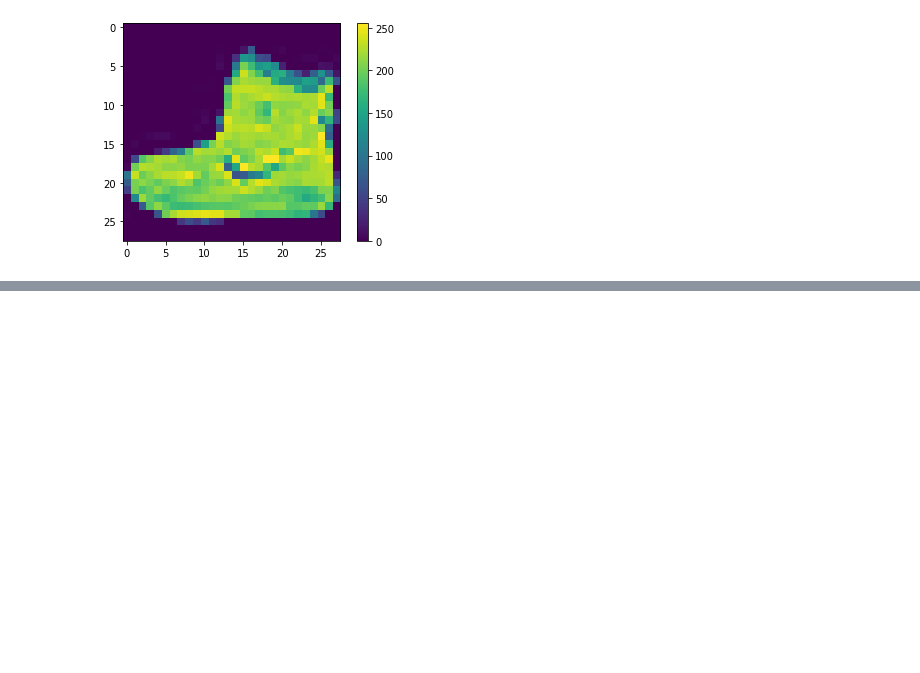
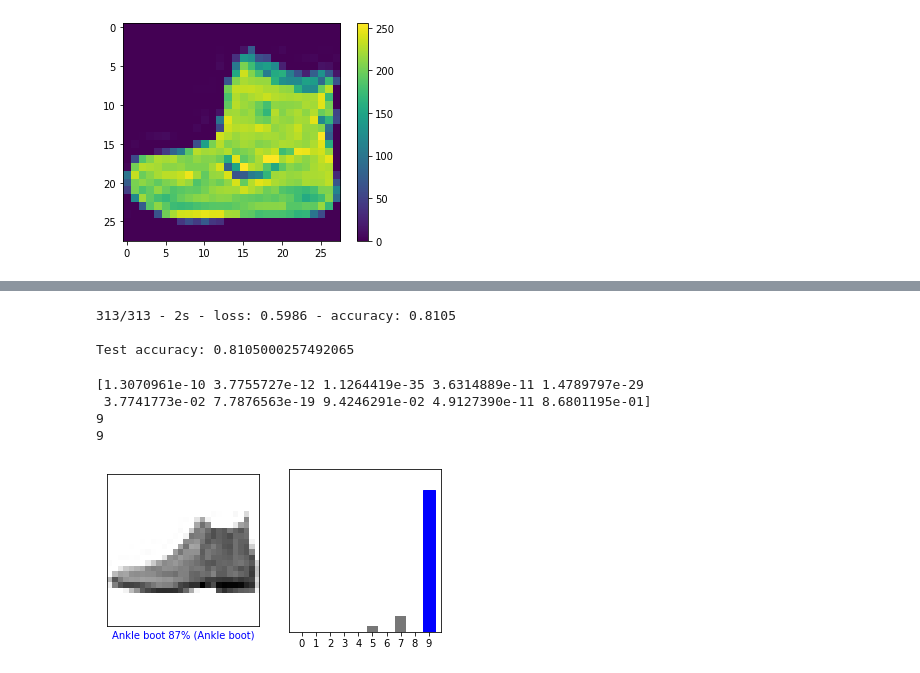
Before and after one commit to AlexKaiLe/Harvard, a Jupyter notebook: fashion.ipynb, the cells around one changed output, grey strips where cells are left out. Saved outputs shown, nothing was run; the diff lists cells and outputs as text; code cells hidden in the pictures; blank space fills up the shorter version.

```diff
--- a/fashion.ipynb
+++ b/fashion.ipynb
@@ -44,0 +79,60 @@ plt.show()
+# %%
+test_loss, test_acc = model.evaluate(test_images,  test_labels, verbose=2)
+
+print('\nTest accuracy:', test_acc)
+# %% [output]
+313/313 - 2s - loss: 0.5986 - accuracy: 0.8105
+
+Test accuracy: 0.8105000257492065
+# %%
+probability_model = tf.keras.Sequential([model, tf.keras.layers.Softmax()])
+predictions = probability_model.predict(test_images)
+print(predictions[0])
+print(np.argmax(predictions[0]))
+print(test_labels[0])
+# %% [output]
+[1.3070961e-10 3.7755727e-12 1.1264419e-35 3.6314889e-11 1.4789797e-29
+ 3.7741773e-02 7.7876563e-19 9.4246291e-02 4.9127390e-11 8.6801195e-01]
+9
+9
+# %%
+def plot_image(i, predictions_array, true_label, img):
+  true_label, img = true_label[i], img[i]
+  plt.grid(False)
+  plt.xticks([])
+  plt.yticks([])
+
+  plt.imshow(img, cmap=plt.cm.binary)
+
+  predicted_label = np.argmax(predictions_array)
+  if predicted_label == true_label:
+    color = 'blue'
+  else:
+    color = 'red'
+
+  plt.xlabel("{} {:2.0f}% ({})".format(class_names[predicted_label],
+                                100*np.max(predictions_array),
+                                class_names[true_label]),
+                                color=color)
+
+def plot_value_array(i, predictions_array, true_label):
+  true_label = true_label[i]
+  plt.grid(False)
+  plt.xticks(range(10))
+  plt.yticks([])
+  thisplot = plt.bar(range(10), predictions_array, color="#777777")
+  plt.ylim([0, 1])
+  predicted_label = np.argmax(predictions_array)
+
+  thisplot[predicted_label].set_color('red')
+  thisplot[true_label].set_color('blue')
+# %%
+i = 0
+plt.figure(figsize=(6,3))
+plt.subplot(1,2,1)
+plot_image(i, predictions[i], test_labels, test_images)
+plt.subplot(1,2,2)
+plot_value_array(i, predictions[i],  test_labels)
+plt.show()
+# %% [output]
+[figure, added]
```
Also changed, not shown: parts of 7 cells of this notebook, 3 other files.
